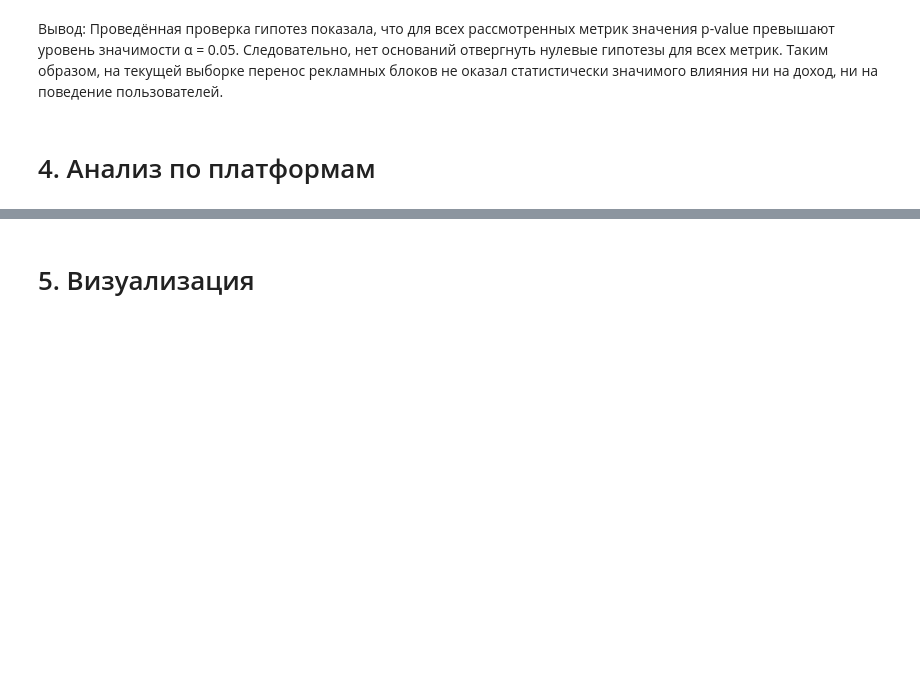
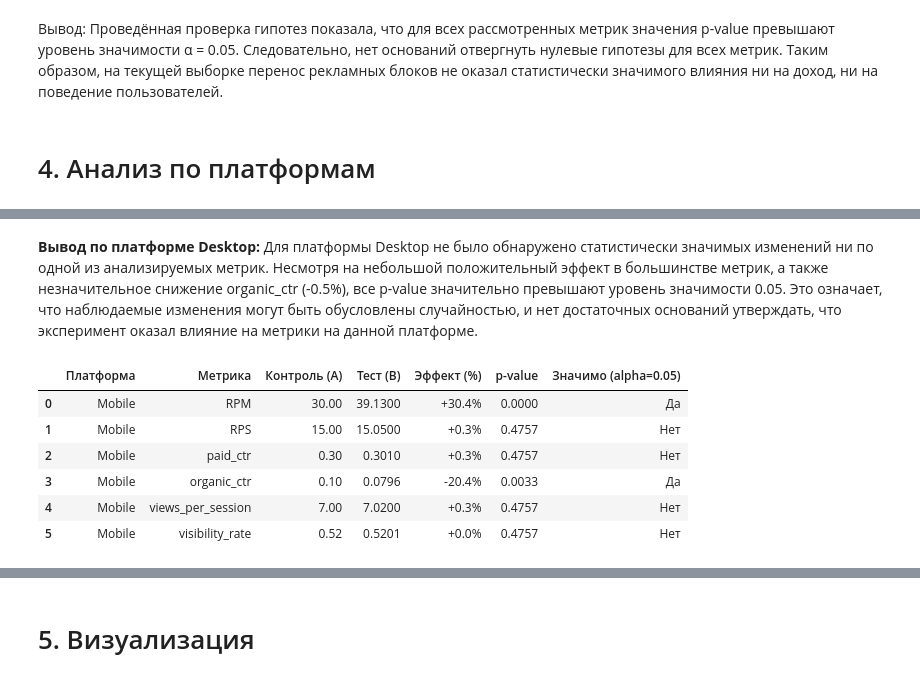
Before and after one commit to ArinaKrasotina/data-analysis, a Jupyter notebook: AB testing/AB test.ipynb, the cells around one changed output, grey strips where cells are left out. Saved outputs shown, nothing was run; the diff lists cells and outputs as text; code cells hidden in the pictures; blank space fills up the shorter version.

```diff
--- a/AB testing/AB test.ipynb
+++ b/AB testing/AB test.ipynb
@@ -407,0 +438,50 @@ platform_tests_df
+# %% [markdown]
+**Вывод по платформе Desktop:** Для платформы Desktop не было обнаружено статистически значимых изменений ни по одной из анализируемых метрик. Несмотря на небольшой положительный эффект в большинстве метрик, а также незначительное снижение organic_ctr (-0.5%), все p-value значительно превышают уровень значимости 0.05. Это означает, что наблюдаемые изменения могут быть обусловлены случайностью, и нет достаточных оснований утверждать, что эксперимент оказал влияние на метрики на данной платформе.
+# %%
+# Анализ платформы Mobile
+
+metrics_to_analyze = ["RPM", "RPS", "paid_ctr", "organic_ctr", "views_per_session", "visibility_rate"]
+
+results_mobile = []
+
+platform = "Mobile"
+for metric in metrics_to_analyze:
+    subset = df_main[df_main["platform"] == platform]
+
+    A = subset[subset["group_name"] == "A"][metric]
+    B = subset[subset["group_name"] == "B"][metric]
+
+    alternative_hypothesis = "greater"
+    if metric == "organic_ctr":
+        alternative_hypothesis = "less"
+
+    if len(A) > 1 and len(B) > 1:
+        stat, p = ttest_ind(B, A, alternative=alternative_hypothesis, equal_var=False)
+    else:
+        stat, p = float("nan"), float("nan")
+
+    mean_A = A.mean()
+    mean_B = B.mean()
+
+    effect_percent = ((mean_B / mean_A - 1) * 100) if mean_A != 0 else float("inf")
+
+    results_mobile.append({
+        "Платформа": platform,
+        "Метрика": metric,
+        "Контроль (A)": mean_A,
+        "Тест (B)": mean_B,
+        "Эффект (%)": f"{effect_percent:+.1f}%" if pd.notna(effect_percent) else "N/A",
+        "p-value": round(p, 4) if pd.notna(p) else "N/A",
+        "Значимо (alpha=0.05)": "Да" if pd.notna(p) and p < 0.05 else "Нет"
+    })
+
+mobile_analysis_df = pd.DataFrame(results_mobile)
+mobile_analysis_df
+# %% [output]
+|  | Платформа | Метрика | Контроль (A) | Тест (B) | Эффект (%) | p-value | Значимо (alpha=0.05) |
+| 0 | Mobile | RPM | 30.00 | 39.1300 | +30.4% | 0.0000 | Да |
+| 1 | Mobile | RPS | 15.00 | 15.0500 | +0.3% | 0.4757 | Нет |
+| 2 | Mobile | paid_ctr | 0.30 | 0.3010 | +0.3% | 0.4757 | Нет |
+| 3 | Mobile | organic_ctr | 0.10 | 0.0796 | -20.4% | 0.0033 | Да |
+| 4 | Mobile | views_per_session | 7.00 | 7.0200 | +0.3% | 0.4757 | Нет |
+| 5 | Mobile | visibility_rate | 0.52 | 0.5201 | +0.0% | 0.4757 | Нет |
```
Also changed, not shown: parts of 12 cells of this notebook, 2 other files.
